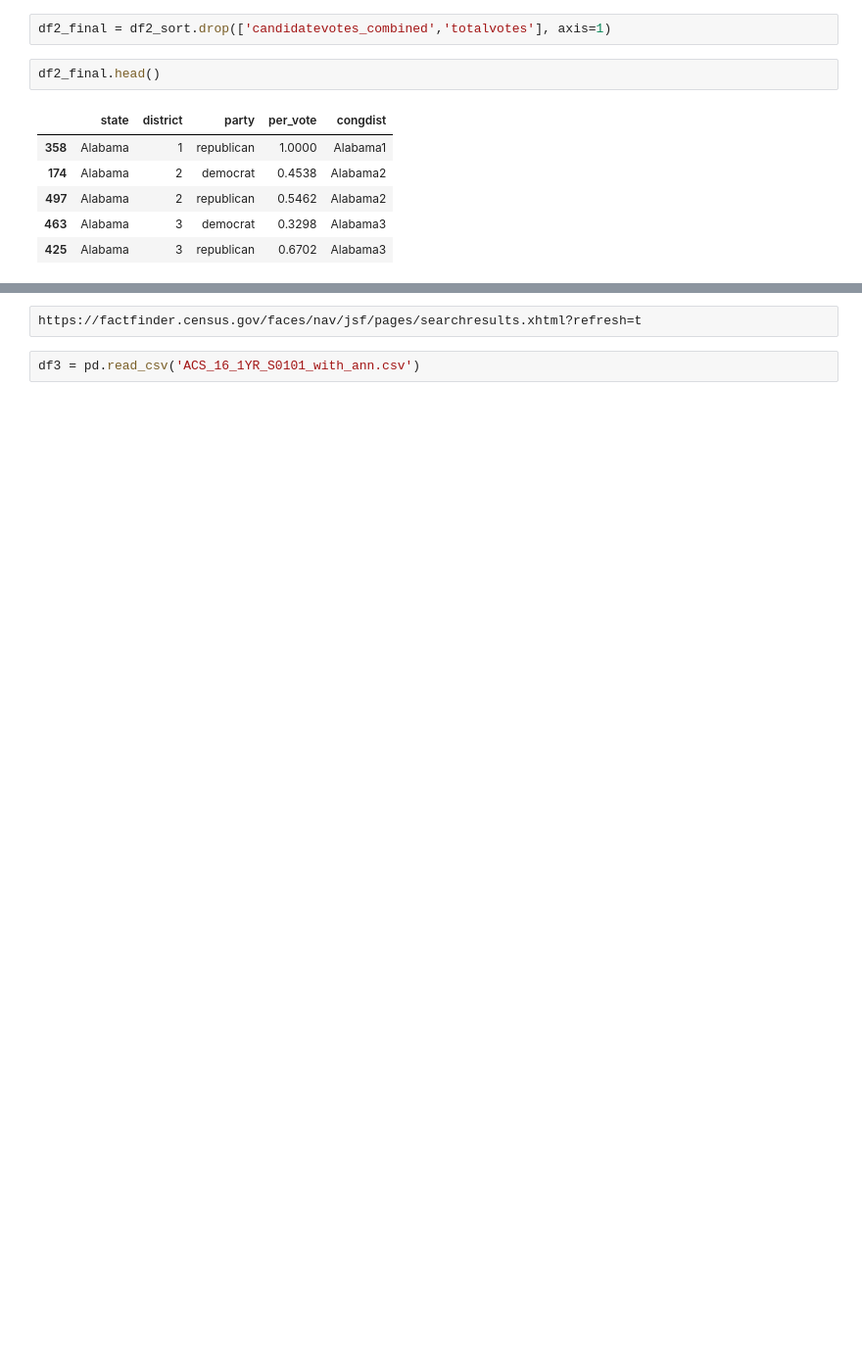
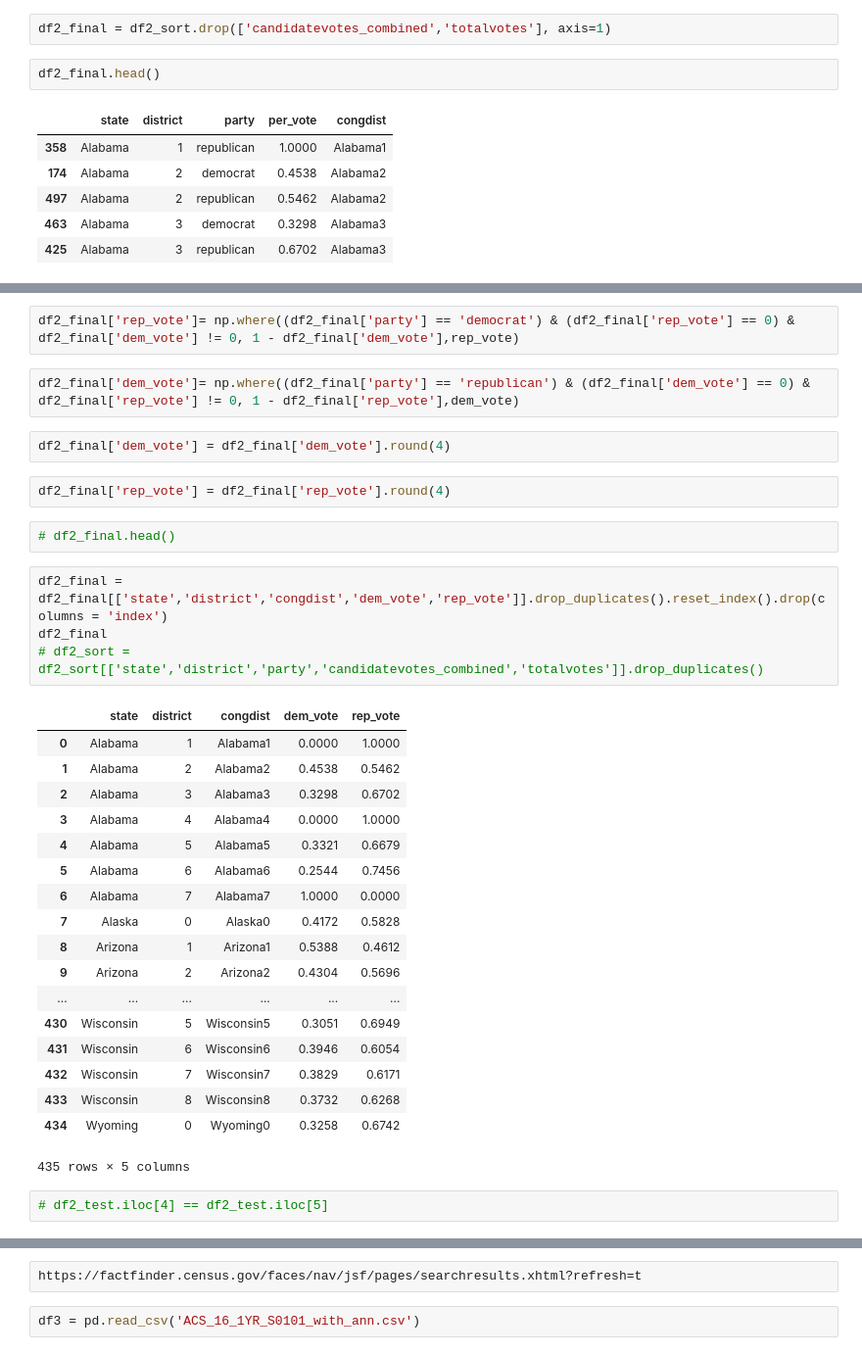
Before and after one commit to scbronder/state_predictor, a Jupyter notebook: mod2.ipynb, the cells around one changed output, grey strips where cells are left out. Shown at 98% size. Saved outputs shown, nothing was run; the diff lists cells and outputs as text; blank space fills up the shorter version.

```diff
--- a/mod2.ipynb
+++ b/mod2.ipynb
@@ -189,0 +120,35 @@ df2_final.head()
+# %%
+df2_final['rep_vote']= np.where((df2_final['party'] == 'democrat') & (df2_final['rep_vote'] == 0) & df2_final['dem_vote'] != 0, 1 - df2_final['dem_vote'],rep_vote)
+# %%
+df2_final['dem_vote']= np.where((df2_final['party'] == 'republican') & (df2_final['dem_vote'] == 0) & df2_final['rep_vote'] != 0, 1 - df2_final['rep_vote'],dem_vote)
+# %%
+df2_final['dem_vote'] = df2_final['dem_vote'].round(4)
+# %%
+df2_final['rep_vote'] = df2_final['rep_vote'].round(4)
+# %%
+# df2_final.head()
+# %%
+df2_final = df2_final[['state','district','congdist','dem_vote','rep_vote']].drop_duplicates().reset_index().drop(columns = 'index')
+df2_final
+# df2_sort = df2_sort[['state','district','party','candidatevotes_combined','totalvotes']].drop_duplicates()
+# %% [output]
+|  | state | district | congdist | dem_vote | rep_vote |
+| 0 | Alabama | 1 | Alabama1 | 0.0000 | 1.0000 |
+| 1 | Alabama | 2 | Alabama2 | 0.4538 | 0.5462 |
+| 2 | Alabama | 3 | Alabama3 | 0.3298 | 0.6702 |
+| 3 | Alabama | 4 | Alabama4 | 0.0000 | 1.0000 |
+| 4 | Alabama | 5 | Alabama5 | 0.3321 | 0.6679 |
+| 5 | Alabama | 6 | Alabama6 | 0.2544 | 0.7456 |
+| 6 | Alabama | 7 | Alabama7 | 1.0000 | 0.0000 |
+| 7 | Alaska | 0 | Alaska0 | 0.4172 | 0.5828 |
+| 8 | Arizona | 1 | Arizona1 | 0.5388 | 0.4612 |
+| 9 | Arizona | 2 | Arizona2 | 0.4304 | 0.5696 |
+| ... | ... | ... | ... | ... | ... |
+| 430 | Wisconsin | 5 | Wisconsin5 | 0.3051 | 0.6949 |
+| 431 | Wisconsin | 6 | Wisconsin6 | 0.3946 | 0.6054 |
+| 432 | Wisconsin | 7 | Wisconsin7 | 0.3829 | 0.6171 |
+| 433 | Wisconsin | 8 | Wisconsin8 | 0.3732 | 0.6268 |
+| 434 | Wyoming | 0 | Wyoming0 | 0.3258 | 0.6742 |
+435 rows × 5 columns
+# %%
+# df2_test.iloc[4] == df2_test.iloc[5]
```
Also changed, not shown: parts of 19 cells of this notebook.
